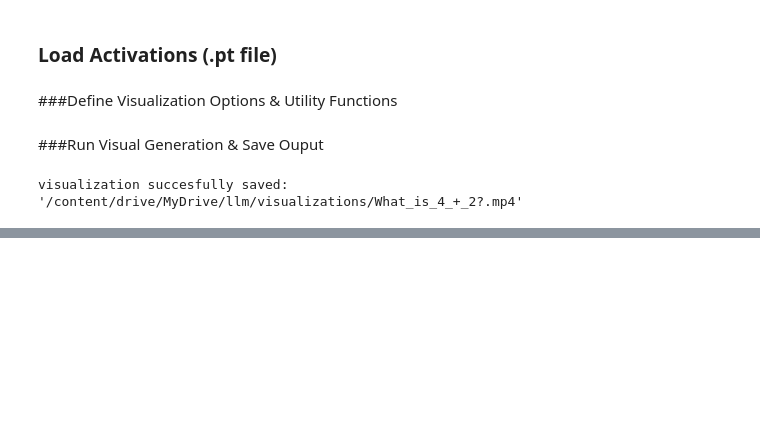
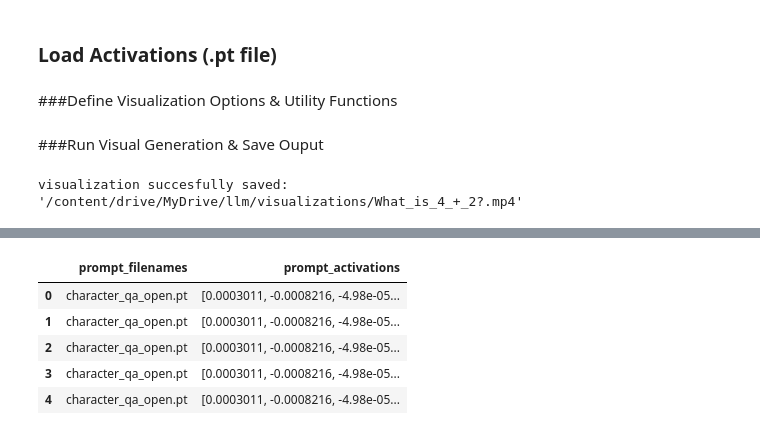
Before and after one commit to mitmedialab/Society-of-Neurons, a Jupyter notebook: Notebooks/ActivationsToVisual.ipynb, the cells around one changed output, grey strips where cells are left out. Saved outputs shown, nothing was run; the diff lists cells and outputs as text; code cells hidden in the pictures; blank space fills up the shorter version.

```diff
--- a/Notebooks/ActivationsToVisual.ipynb
+++ b/Notebooks/ActivationsToVisual.ipynb
@@ -168,0 +265,12 @@ visualization succesfully saved: '/content/drive/MyDrive/llm/visualizations/What
+# %%
+d = {'prompt_filenames': all_prompt_filenames, 'prompt_activations': all_prompt_activations}
+df = pd.DataFrame(data=d)
+# %%
+df.head()
+# %% [output]
+|  | prompt_filenames | prompt_activations |
+| 0 | character_qa_open.pt | [0.0003011, -0.0008216, -4.98e-05... |
+| 1 | character_qa_open.pt | [0.0003011, -0.0008216, -4.98e-05... |
+| 2 | character_qa_open.pt | [0.0003011, -0.0008216, -4.98e-05... |
+| 3 | character_qa_open.pt | [0.0003011, -0.0008216, -4.98e-05... |
+| 4 | character_qa_open.pt | [0.0003011, -0.0008216, -4.98e-05... |
```
Also changed, not shown: parts of 5 cells of this notebook.
